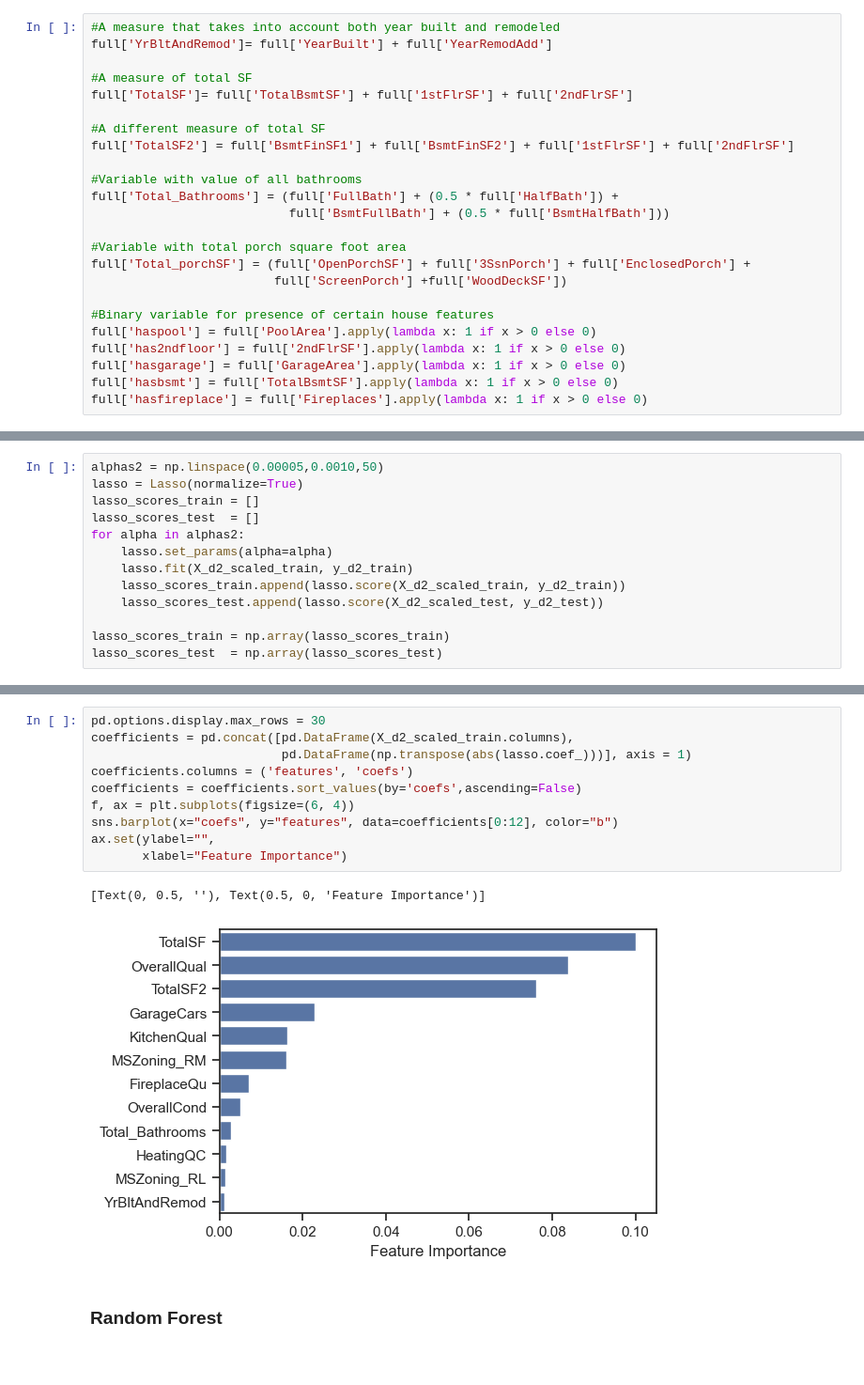
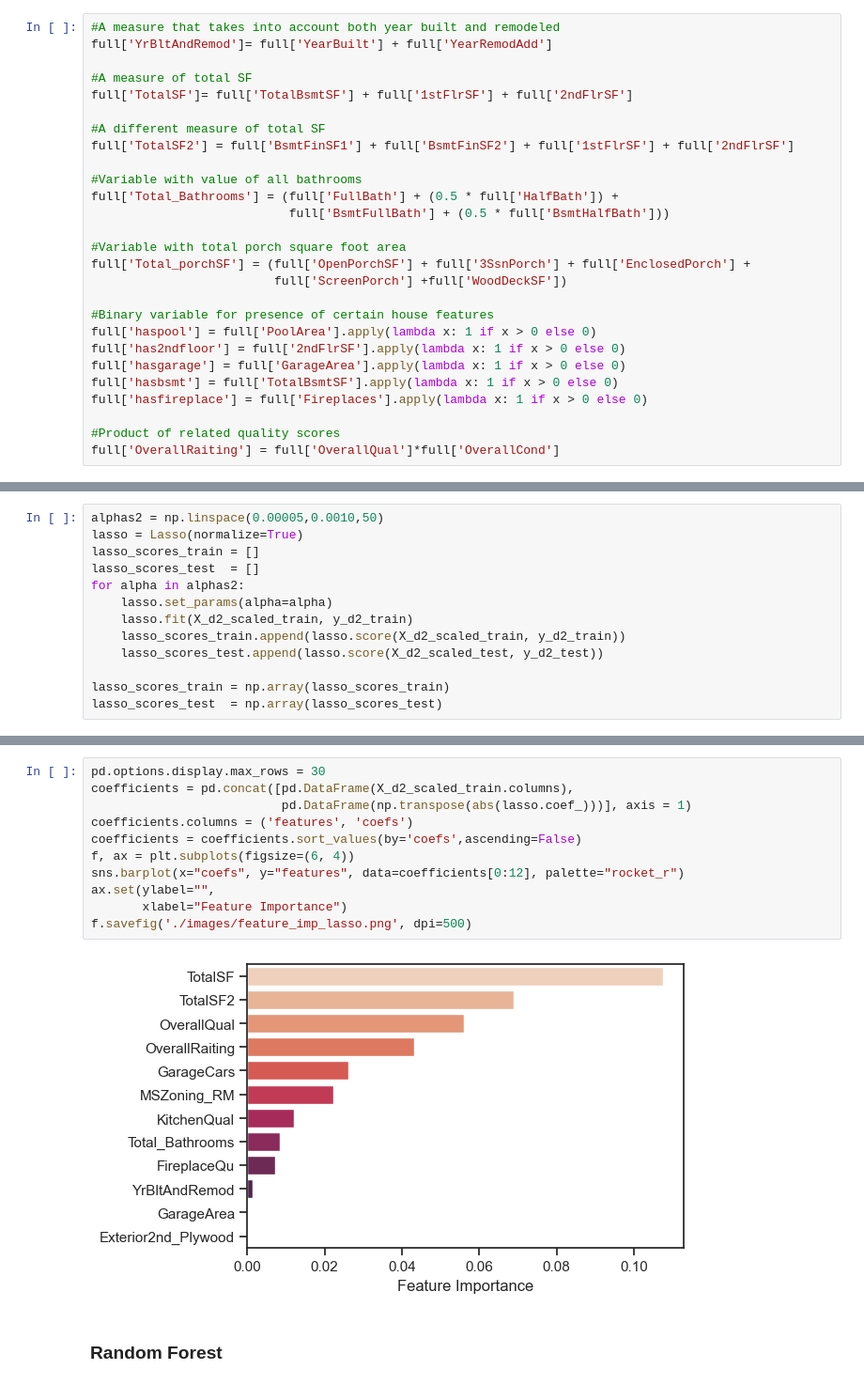
Before and after one commit to DanEllen/House-Prices-Advanced-Regression-Techniques, a Jupyter notebook: Machine_Learning_Code.ipynb, the cells around one changed output, grey strips where cells are left out. Shown at 94% size. Saved outputs shown, nothing was run; the diff lists cells and outputs as text; blank space fills up the shorter version.

```diff
--- a/Machine_Learning_Code.ipynb
+++ b/Machine_Learning_Code.ipynb
@@ -221,6 +221,9 @@ full['has2ndfloor'] = full['2ndFlrSF'].apply(lambda x: 1 if x > 0 else 0)
 full['hasgarage'] = full['GarageArea'].apply(lambda x: 1 if x > 0 else 0)
 full['hasbsmt'] = full['TotalBsmtSF'].apply(lambda x: 1 if x > 0 else 0)
 full['hasfireplace'] = full['Fireplaces'].apply(lambda x: 1 if x > 0 else 0)
+
+#Product of related quality scores
+full['OverallRaiting'] = full['OverallQual']*full['OverallCond']
 # %%
 full.shape
 # %% [output]
@@ -648,16 +656,16 @@ plt.savefig('./images/lasso.png', dpi=500)
 # %%
 pd.options.display.max_rows = 30
 coefficients = pd.concat([pd.DataFrame(X_d2_scaled_train.columns),
                           pd.DataFrame(np.transpose(abs(lasso.coef_)))], axis = 1)
 coefficients.columns = ('features', 'coefs')
 coefficients = coefficients.sort_values(by='coefs',ascending=False)
 f, ax = plt.subplots(figsize=(6, 4))
-sns.barplot(x="coefs", y="features", data=coefficients[0:12], color="b")
+sns.barplot(x="coefs", y="features", data=coefficients[0:12], palette="rocket_r")
 ax.set(ylabel="",
        xlabel="Feature Importance")
+f.savefig('./images/feature_imp_lasso.png', dpi=500)
 # %% [output]
-[Text(0, 0.5, ''), Text(0.5, 0, 'Feature Importance')]
-[figure, old version]
+[figure, new version]
 # %% [markdown]
 ### Random Forest
 # %%
```
Also changed, not shown: parts of 33 cells of this notebook, 12 other files.
